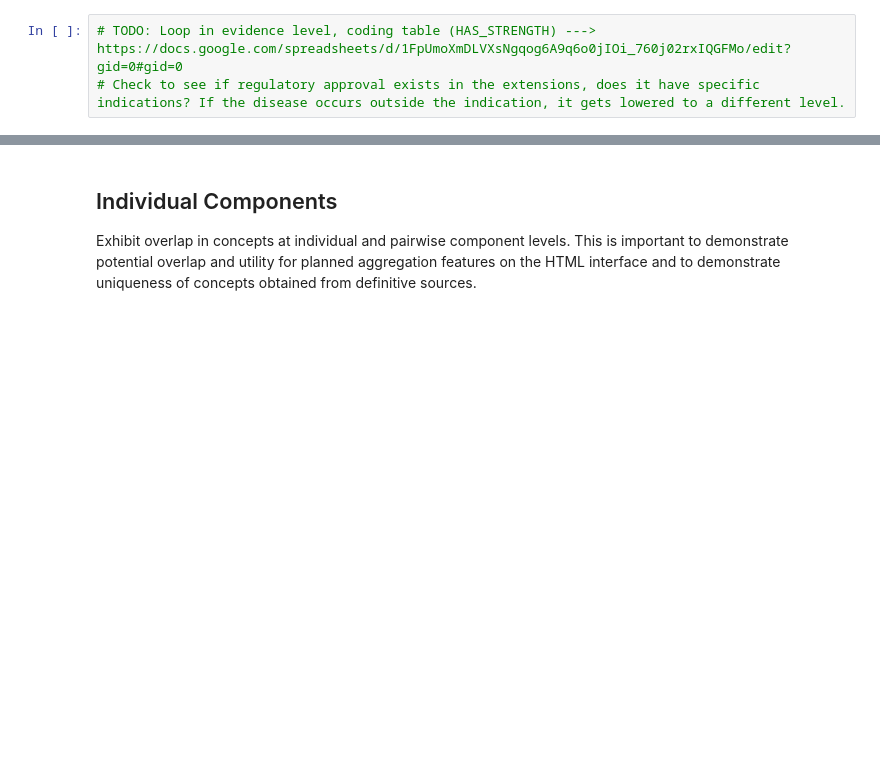
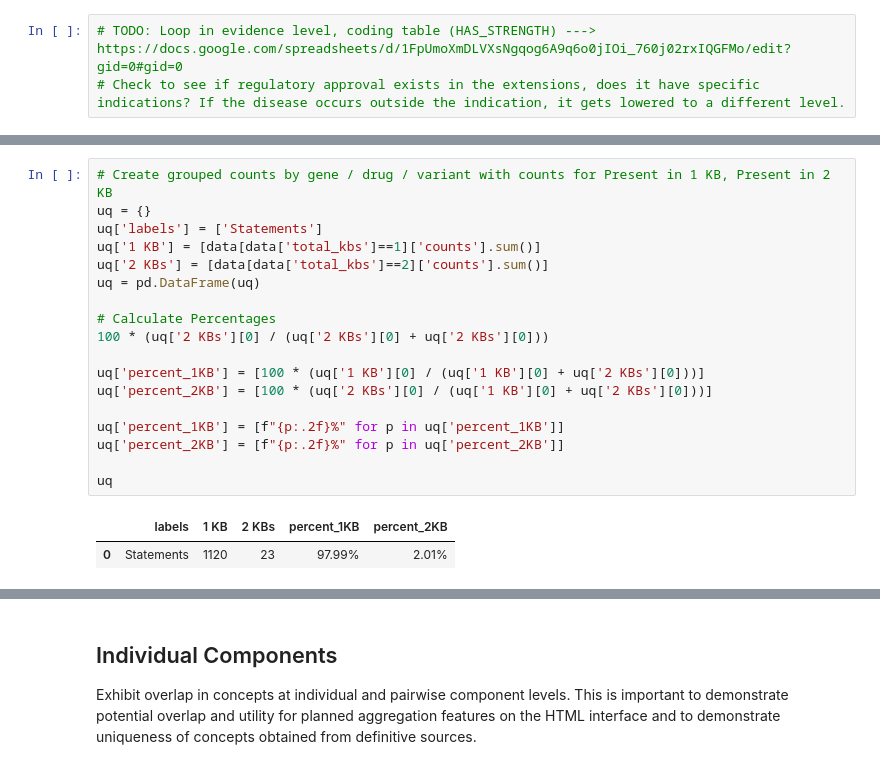
Before and after one commit to cancervariants/metakb, a Jupyter notebook: notebooks/statements.ipynb, the cells around one changed output, grey strips where cells are left out. Drawn from its saved outputs; the diff is of its cells as text; blank space fills up the shorter version.

Commit message:
uniqueness for evidence statements

```diff
--- a/notebooks/statements.ipynb
+++ b/notebooks/statements.ipynb
@@ -361,0 +388,21 @@ pio.write_image(fig, "Duplicate_statements_metakbv2_pie.png", format='png', widt
+# %%
+# Create grouped counts by gene / drug / variant with counts for Present in 1 KB, Present in 2 KB
+uq = {}
+uq['labels'] = ['Statements']
+uq['1 KB'] = [data[data['total_kbs']==1]['counts'].sum()]
+uq['2 KBs'] = [data[data['total_kbs']==2]['counts'].sum()]
+uq = pd.DataFrame(uq)
+
+# Calculate Percentages
+100 * (uq['2 KBs'][0] / (uq['2 KBs'][0] + uq['2 KBs'][0]))
+
+uq['percent_1KB'] = [100 * (uq['1 KB'][0] / (uq['1 KB'][0] + uq['2 KBs'][0]))]
+uq['percent_2KB'] = [100 * (uq['2 KBs'][0] / (uq['1 KB'][0] + uq['2 KBs'][0]))]
+
+uq['percent_1KB'] = [f"{p:.2f}%" for p in uq['percent_1KB']]
+uq['percent_2KB'] = [f"{p:.2f}%" for p in uq['percent_2KB']]
+
+uq
+# %% [output]
+|  | labels | 1 KB | 2 KBs | percent_1KB | percent_2KB |
+| 0 | Statements | 1120 | 23 | 97.99% | 2.01% |
```
Also changed, not shown: parts of 4 cells of this notebook, 1 other file.
